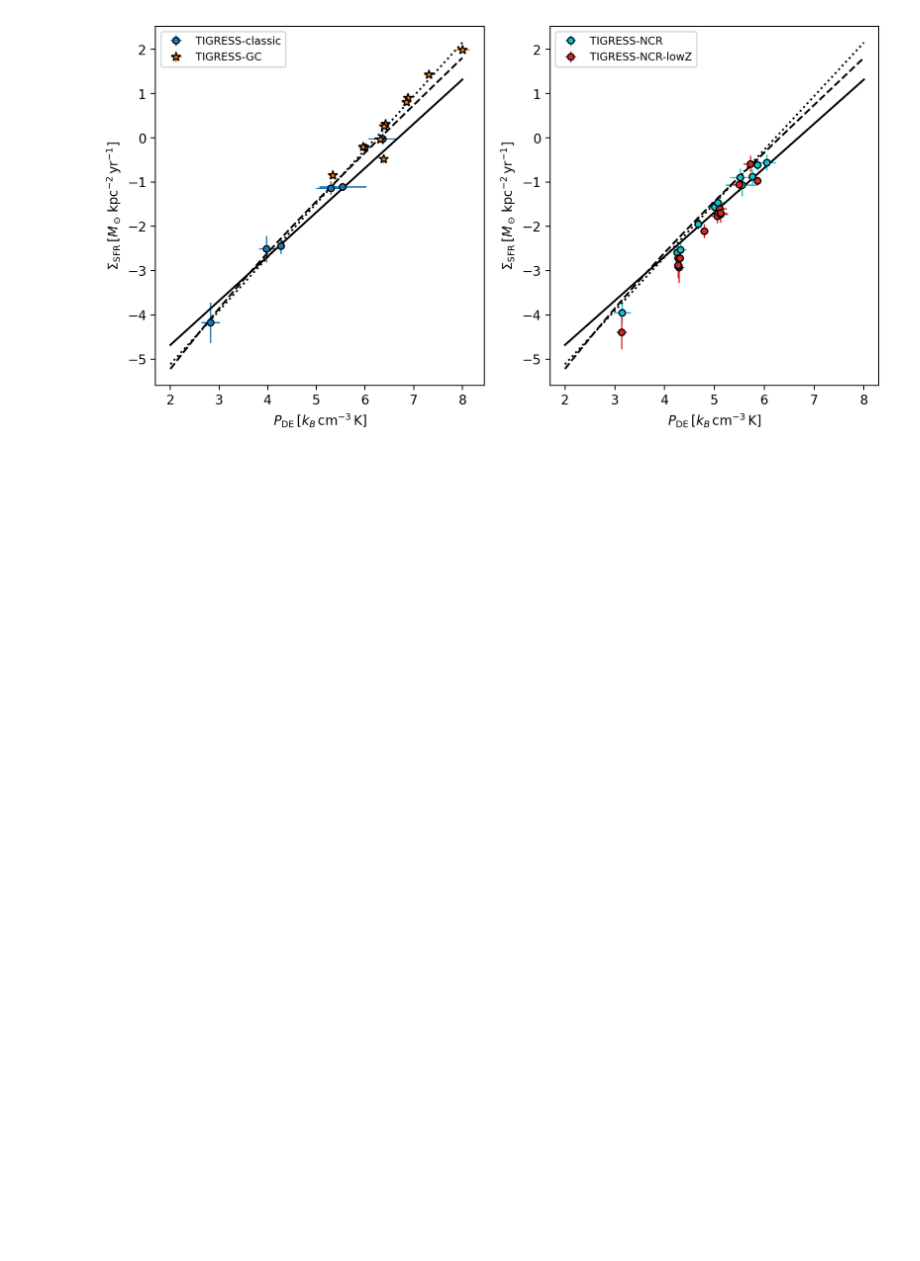
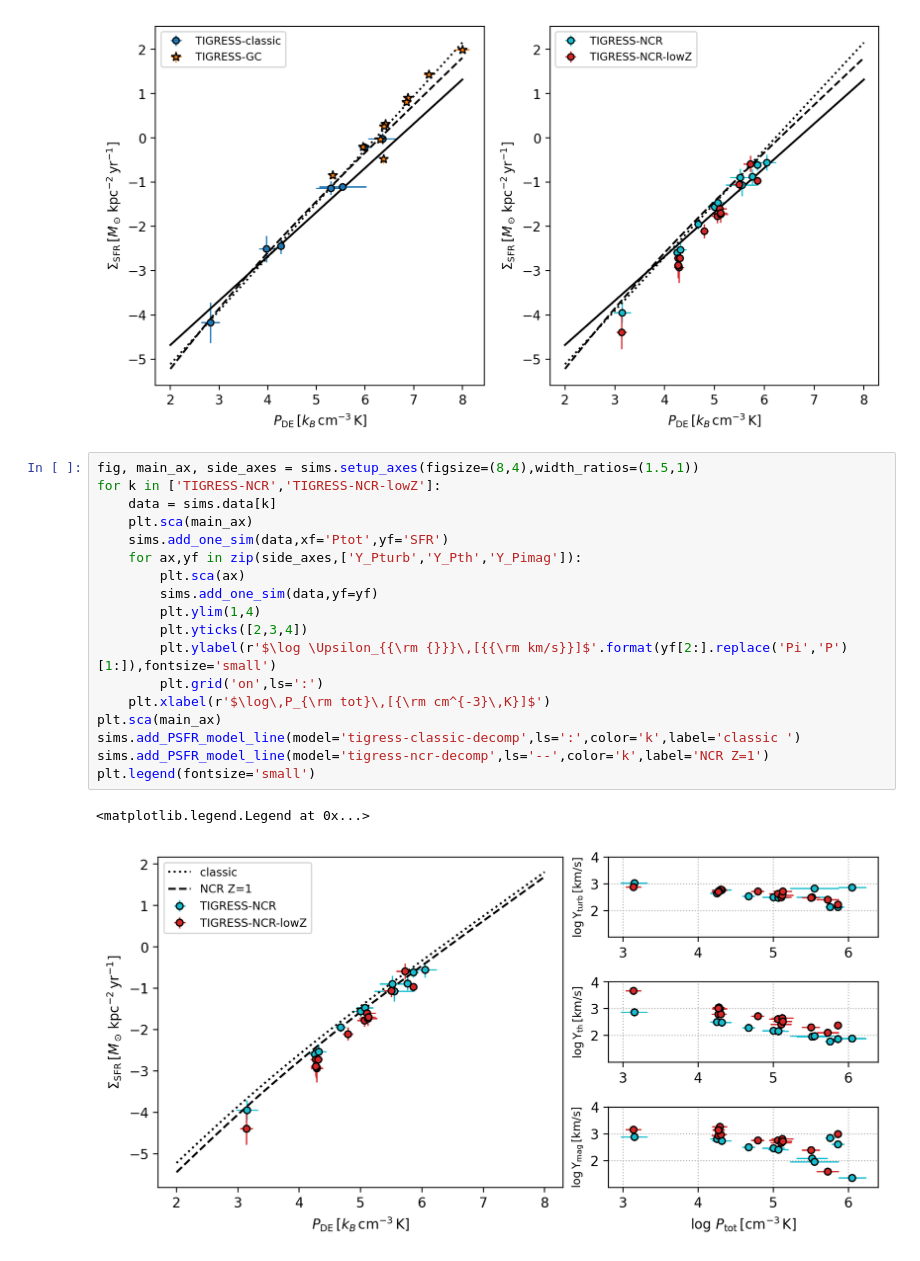
Before and after one commit to changgoo/PRFM, a Jupyter notebook: book/prfm_sims.ipynb, the cells around one changed output. Drawn from its saved outputs; the diff is of its cells as text; blank space fills up the shorter version.

```diff
--- a/book/prfm_sims.ipynb
+++ b/book/prfm_sims.ipynb
@@ -31,3 +34,24 @@ for ax, mlist in zip(axes,[['TIGRESS-classic','TIGRESS-GC'],
     sims.add_PSFR_model_lines(Wmin=2,Wmax=8)
 # %% [output]
 [figure]
+# %%
+fig, main_ax, side_axes = sims.setup_axes(figsize=(8,4),width_ratios=(1.5,1))
+for k in ['TIGRESS-NCR','TIGRESS-NCR-lowZ']:
+    data = sims.data[k]
+    plt.sca(main_ax)
+    sims.add_one_sim(data,xf='Ptot',yf='SFR')
+    for ax,yf in zip(side_axes,['Y_Pturb','Y_Pth','Y_Pimag']):
+        plt.sca(ax)
+        sims.add_one_sim(data,yf=yf)
+        plt.ylim(1,4)
+        plt.yticks([2,3,4])
+        plt.ylabel(r'$\log \Upsilon_{{\rm {}}}\,[{{\rm km/s}}]$'.format(yf[2:].replace('Pi','P')[1:]),fontsize='small')
+        plt.grid('on',ls=':')
+    plt.xlabel(r'$\log\,P_{\rm tot}\,[{\rm cm^{-3}\,K}]$')
+plt.sca(main_ax)
+sims.add_PSFR_model_line(model='tigress-classic-decomp',ls=':',color='k',label='classic ')
+sims.add_PSFR_model_line(model='tigress-ncr-decomp',ls='--',color='k',label='NCR Z=1')
+plt.legend(fontsize='small')
+# %% [output]
+<matplotlib.legend.Legend at 0x...>
+[figure, added]
```
Also changed, not shown: parts of 3 cells of this notebook, 2 other files.
